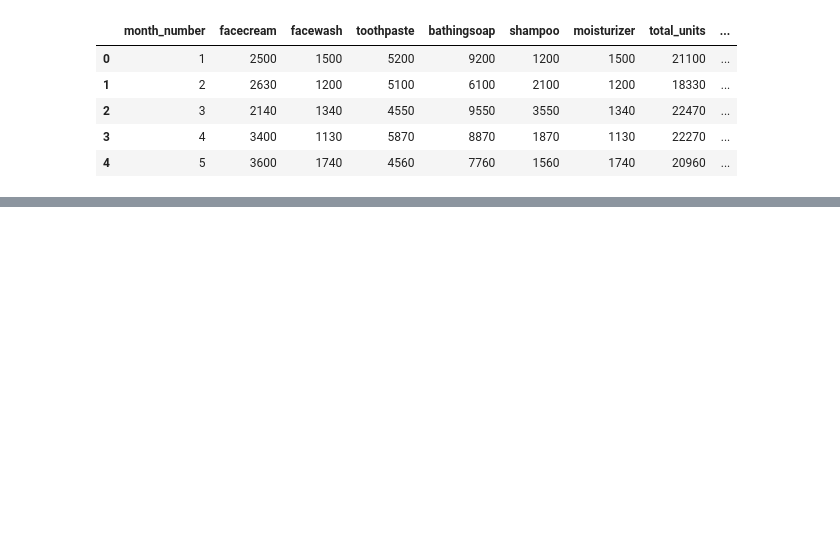
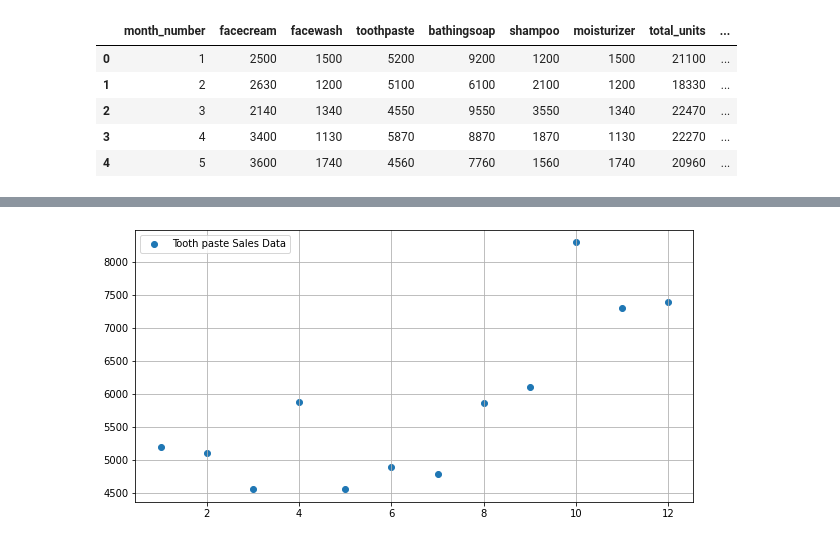
Before and after one commit to hassanoubrahim/M111-Advanced-Python-and-Database-Management, a Jupyter notebook: day01/exercises/03-matplotlib_basic_assignment.ipynb, the cells around one changed output, grey strips where cells are left out. Cells and saved outputs as stored; diff of their text form; code cells hidden in the pictures; blank space fills up the shorter version.

```diff
--- a/day01/exercises/03-matplotlib_basic_assignment.ipynb
+++ b/day01/exercises/03-matplotlib_basic_assignment.ipynb
@@ -86,3 +87,11 @@ Also, add a grid in the plot. gridline style should “–“.
+# %%
+# write your code here
+plt.scatter(data['month_number'],data['toothpaste'], label='Tooth paste Sales Data')
+plt.legend()
+plt.grid()
+plt.show()
+# %% [output]
+[figure, added]
 # %% [markdown]
 ## Exercise 5
 **Read face cream and facewash product sales data and show it using the bar chart**
```
Also changed, not shown: parts of 13 cells of this notebook.
